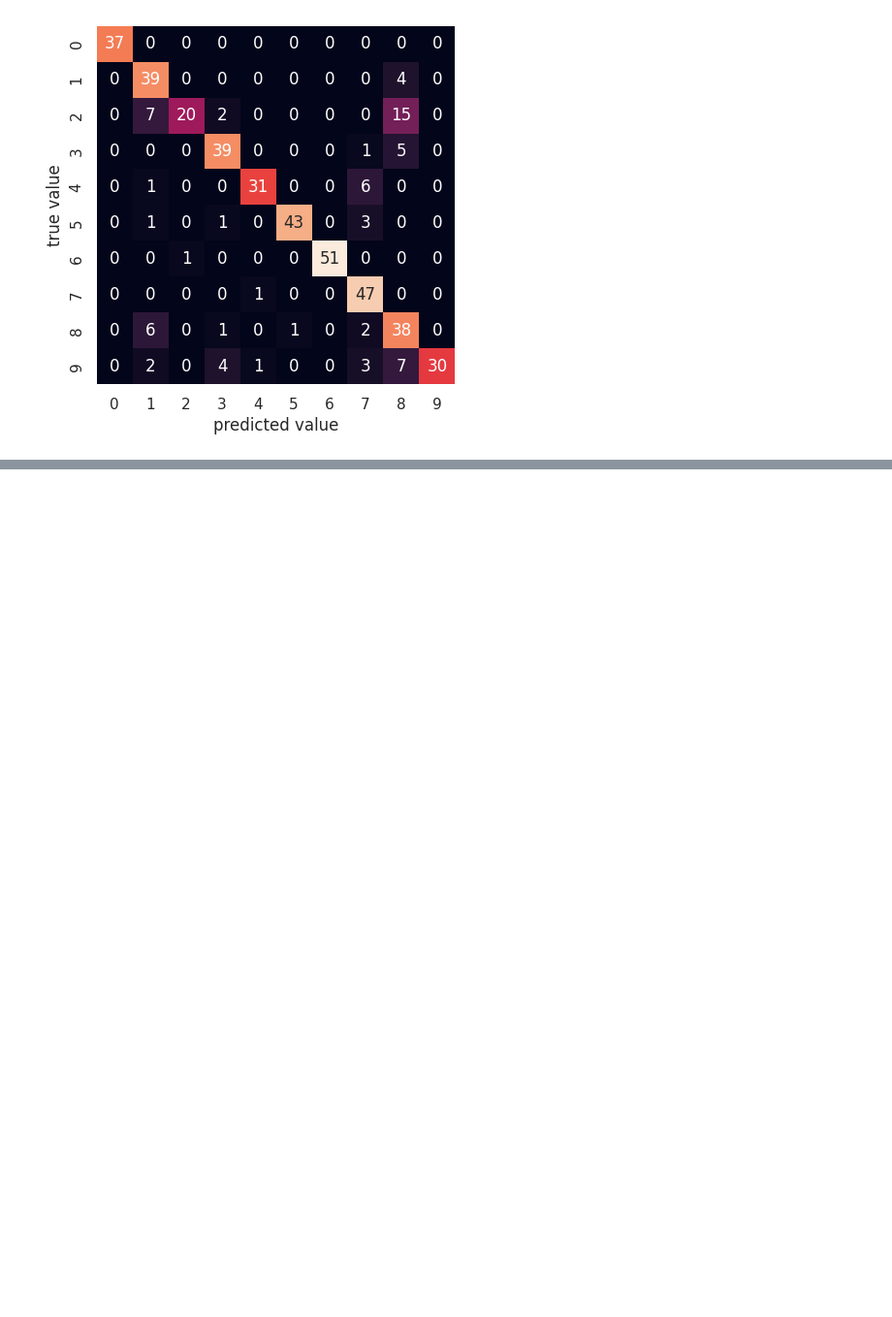
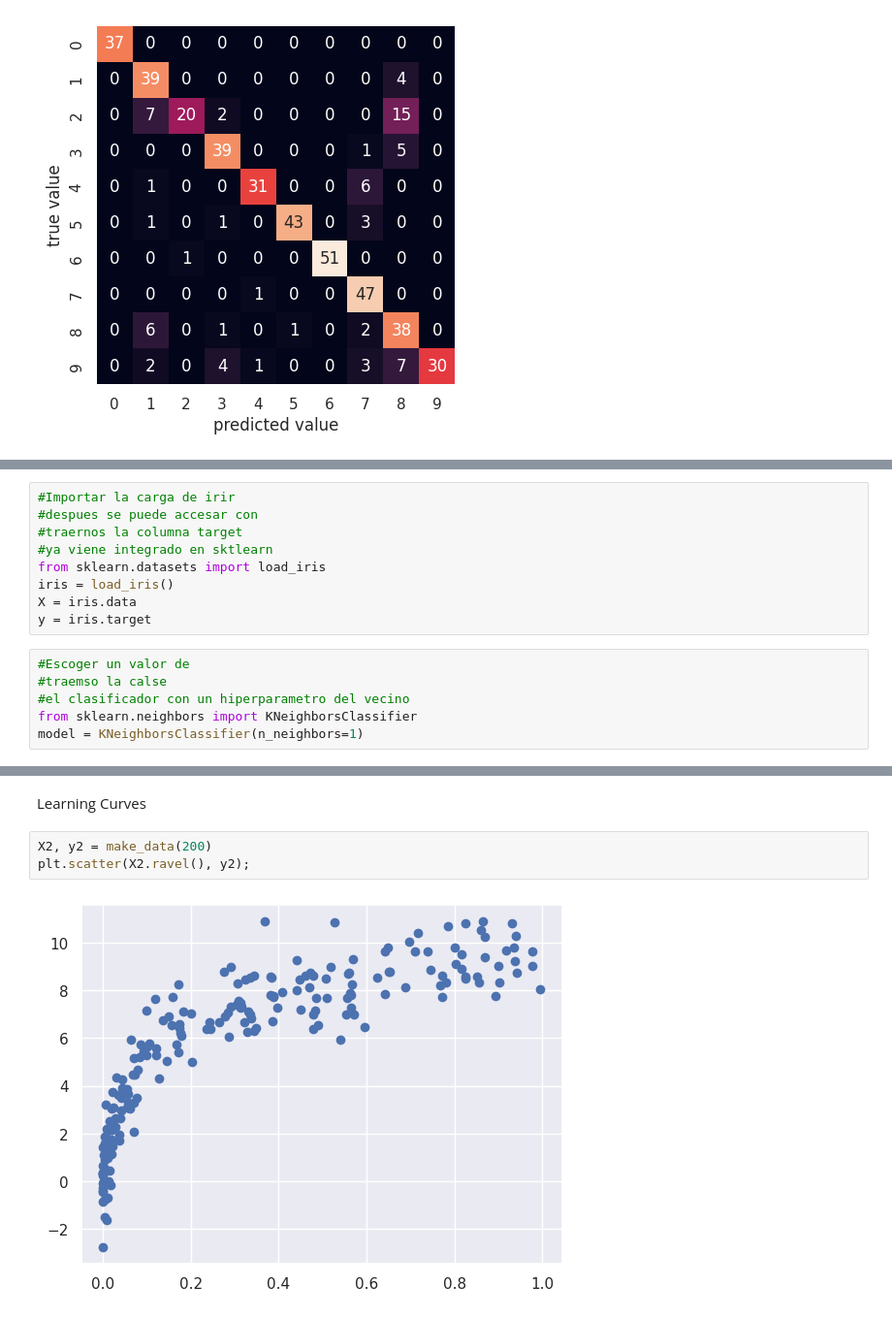
Before and after one commit to paolanavarror/mineria-de-datos, a Jupyter notebook: MineriaDeDatos.ipynb, the cells around one changed output, grey strips where cells are left out. Shown at 97% size. Cells and saved outputs as stored; diff of their text form; blank space fills up the shorter version.

```diff
--- a/MineriaDeDatos.ipynb
+++ b/MineriaDeDatos.ipynb
@@ -1925,0 +1933,15 @@ plt.ylabel('true value');
+# %%
+#Importar la carga de irir
+#despues se puede accesar con
+#traernos la columna target
+#ya viene integrado en sktlearn
+from sklearn.datasets import load_iris
+iris = load_iris()
+X = iris.data
+y = iris.target
+# %%
+#Escoger un valor de
+#traemso la calse
+#el clasificador con un hiperparametro del vecino
+from sklearn.neighbors import KNeighborsClassifier
+model = KNeighborsClassifier(n_neighbors=1)
@@ -1925,0 +2096,7 @@ plt.ylabel('true value');
+# %% [markdown]
+Learning Curves
+# %%
+X2, y2 = make_data(200)
+plt.scatter(X2.ravel(), y2);
+# %% [output]
+[figure, added]
```
Also changed, not shown: parts of 24 cells of this notebook.
